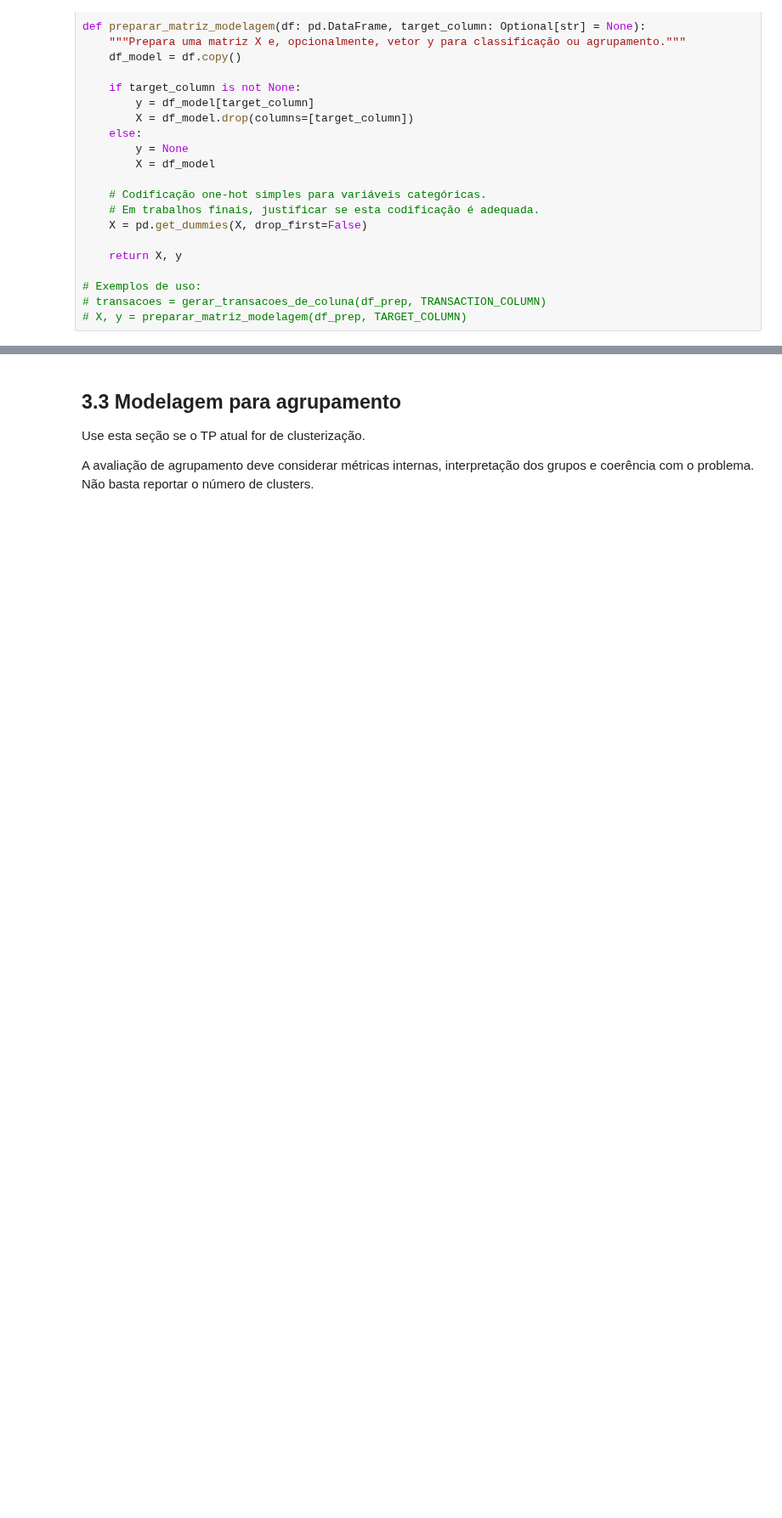
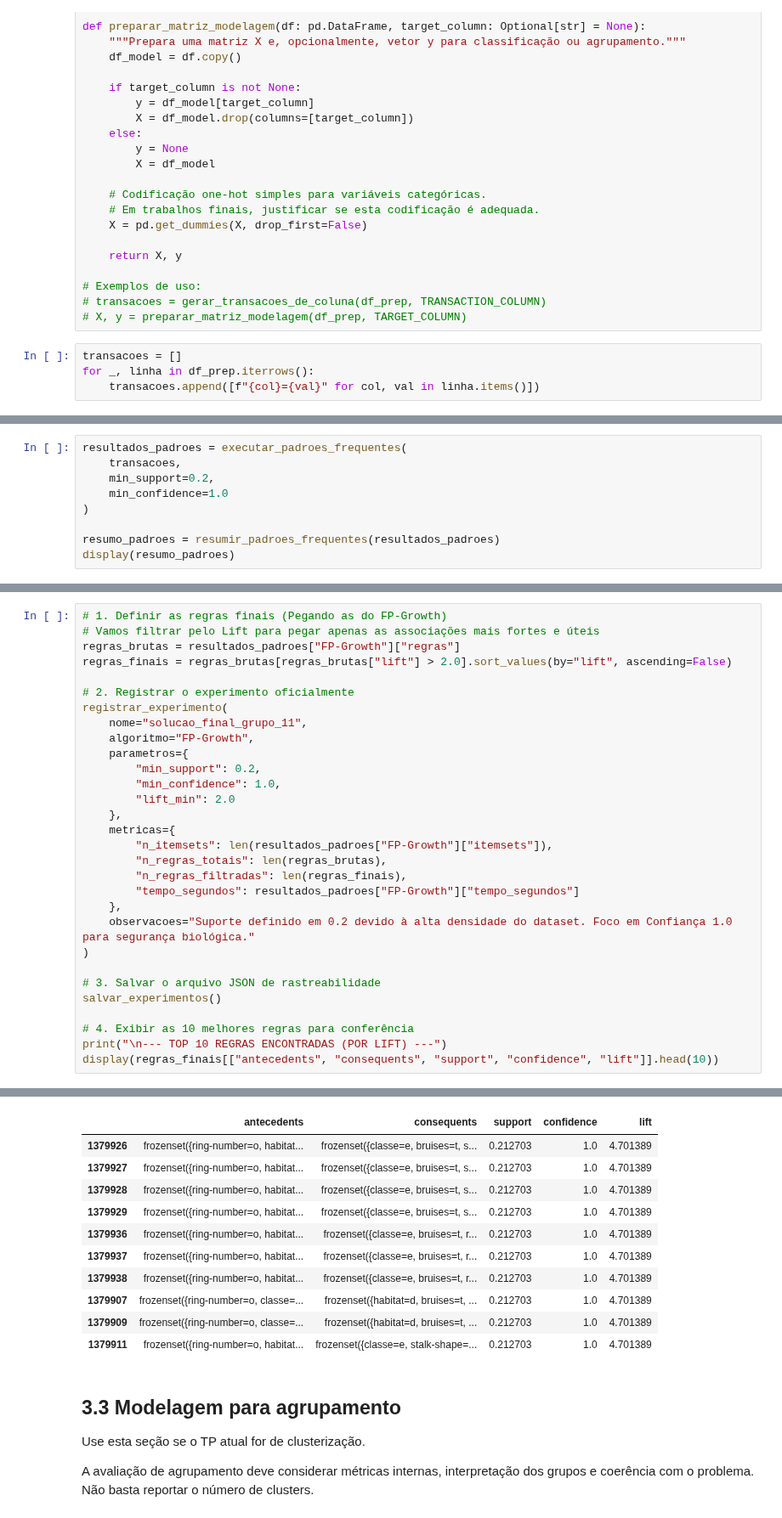
Before and after one commit to DaviOSad/Online-Players-Behavior-Segmentation, a Jupyter notebook: TP1_Fase3_Grupo11.ipynb, the cells around one changed output, grey strips where cells are left out. Shown at 85% size. Saved outputs shown, nothing was run; the diff lists cells and outputs as text; blank space fills up the shorter version.

Commit message:
julia
parte 3 finalizada

```diff
--- a/TP1_Fase3_Grupo11.ipynb
+++ b/TP1_Fase3_Grupo11.ipynb
@@ -695,6 +676,10 @@ def preparar_matriz_modelagem(df: pd.DataFrame, target_column: Optional[str] = N
 # Exemplos de uso:
 # transacoes = gerar_transacoes_de_coluna(df_prep, TRANSACTION_COLUMN)
 # X, y = preparar_matriz_modelagem(df_prep, TARGET_COLUMN)
+# %%
+transacoes = []
+for _, linha in df_prep.iterrows():
+    transacoes.append([f"{col}={val}" for col, val in linha.items()])
 # %%
 # Modelagem para padrões frequentes: Apriori e FP-Growth
 # Esta célula depende de mlxtend. Instale se necessário: pip install mlxtend
@@ -765,3 +754,12 @@ def resumir_padroes_frequentes(resultados):
 # resultados_padroes = executar_padroes_frequentes(transacoes, min_support=0.05, min_confidence=0.6)
 # resumo_padroes = resumir_padroes_frequentes(resultados_padroes)
 # display(resumo_padroes)
+# %%
+resultados_padroes = executar_padroes_frequentes(
+    transacoes,
+    min_support=0.2,
+    min_confidence=1.0
+)
+
+resumo_padroes = resumir_padroes_frequentes(resultados_padroes)
+display(resumo_padroes)
@@ -767,0 +772,31 @@ def resumir_padroes_frequentes(resultados):
+# %%
+# 1. Definir as regras finais (Pegando as do FP-Growth)
+# Vamos filtrar pelo Lift para pegar apenas as associações mais fortes e úteis
+regras_brutas = resultados_padroes["FP-Growth"]["regras"]
+regras_finais = regras_brutas[regras_brutas["lift"] > 2.0].sort_values(by="lift", ascending=False)
+
+# 2. Registrar o experimento oficialmente
+registrar_experimento(
+    nome="solucao_final_grupo_11",
+    algoritmo="FP-Growth",
+    parametros={
+        "min_support": 0.2,
+        "min_confidence": 1.0,
+        "lift_min": 2.0
+    },
+    metricas={
+        "n_itemsets": len(resultados_padroes["FP-Growth"]["itemsets"]),
+        "n_regras_totais": len(regras_brutas),
+        "n_regras_filtradas": len(regras_finais),
+        "tempo_segundos": resultados_padroes["FP-Growth"]["tempo_segundos"]
+    },
+    observacoes="Suporte definido em 0.2 devido à alta densidade do dataset. Foco em Confiança 1.0 para segurança biológica."
+)
+
+# 3. Salvar o arquivo JSON de rastreabilidade
+salvar_experimentos()
+
+# 4. Exibir as 10 melhores regras para conferência
+print("\n--- TOP 10 REGRAS ENCONTRADAS (POR LIFT) ---")
+display(regras_finais[["antecedents", "consequents", "support", "confidence", "lift"]].head(10))
+# %% [output]
@@ -768,3 +806,14 @@ def resumir_padroes_frequentes(resultados):
+|  | antecedents | consequents | support | confidence | lift |
+| 1379926 | frozenset({ring-number=o, habitat... | frozenset({classe=e, bruises=t, s... | 0.212703 | 1.0 | 4.701389 |
+| 1379927 | frozenset({ring-number=o, habitat... | frozenset({classe=e, bruises=t, s... | 0.212703 | 1.0 | 4.701389 |
+| 1379928 | frozenset({ring-number=o, habitat... | frozenset({classe=e, bruises=t, s... | 0.212703 | 1.0 | 4.701389 |
+| 1379929 | frozenset({ring-number=o, habitat... | frozenset({classe=e, bruises=t, s... | 0.212703 | 1.0 | 4.701389 |
+| 1379936 | frozenset({ring-number=o, habitat... | frozenset({classe=e, bruises=t, r... | 0.212703 | 1.0 | 4.701389 |
+| 1379937 | frozenset({ring-number=o, habitat... | frozenset({classe=e, bruises=t, r... | 0.212703 | 1.0 | 4.701389 |
+| 1379938 | frozenset({ring-number=o, habitat... | frozenset({classe=e, bruises=t, r... | 0.212703 | 1.0 | 4.701389 |
+| 1379907 | frozenset({ring-number=o, classe=... | frozenset({habitat=d, bruises=t, ... | 0.212703 | 1.0 | 4.701389 |
+| 1379909 | frozenset({ring-number=o, classe=... | frozenset({habitat=d, bruises=t, ... | 0.212703 | 1.0 | 4.701389 |
+| 1379911 | frozenset({ring-number=o, habitat... | frozenset({classe=e, stalk-shape=... | 0.212703 | 1.0 | 4.701389 |
 # %% [markdown]
 ## 3.3 Modelagem para agrupamento
 
```
Also changed, not shown: parts of 6 cells of this notebook, 1 other file.
